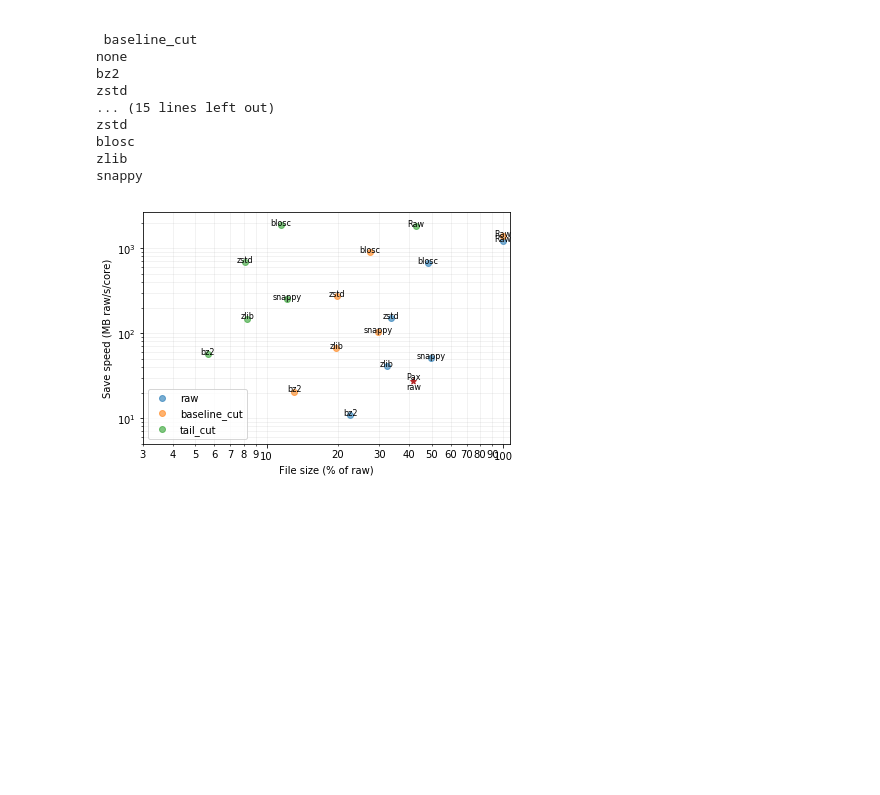
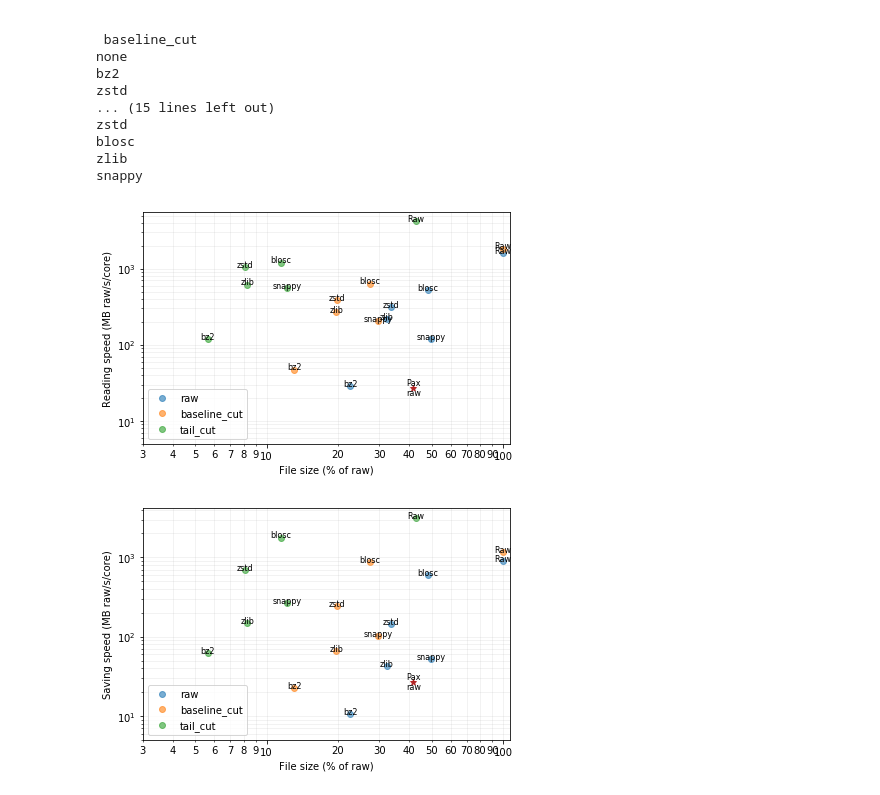
Before and after one commit to AxFoundation/strax, a Jupyter notebook: notebooks/compress_benchmark.ipynb, the cells around one changed output. Saved outputs shown, nothing was run; the diff lists cells and outputs as text; code cells hidden in the pictures; blank space fills up the shorter version.

```diff
--- a/notebooks/compress_benchmark.ipynb
+++ b/notebooks/compress_benchmark.ipynb
@@ -83,9 +83,12 @@ for condition, d in data.items():
         t0 = time()
         strax.save(fn, d, compressor=compressor)
         t1 = time()
+        strax.load(fn)
+        t2 = time()
 
         r = dict(compressor=compressor, condition=condition)
         r['save_speed'] = orig_size_MB / (t1 - t0)
+        r['load_speed'] = orig_size_MB / (t2 - t1)
         new_size = os.path.getsize(strax.io._fn(fn, compressor)) / 1e6
         r['size_ratio'] =  new_size  / orig_size_MB
         results.append(r)
@@ -114,38 +117,41 @@ snappy
 # %%
 ann_font = dict(fontsize=8, horizontalalignment='center')
 
-for condition in data.keys():
-    if condition == 'hits_only':
-        continue
-    d = results[results['condition'] == condition]
-    x = 100 * d['size_ratio'].values
-    y = d['save_speed'].values
-    plt.scatter(x, y, label=condition, alpha=0.6)
-    for i, (_, q) in enumerate(d.iterrows()):
-        label = dict(none='Raw').get(q['compressor'], q['compressor'])
-        plt.annotate(label, (x[i], y[i]),
-                     **ann_font)
+for save in False, True:
+    for condition in data.keys():
+        if condition == 'hits_only':
+            continue
+        d = results[results['condition'] == condition]
+        x = 100 * d['size_ratio'].values
+        y = d['save_speed' if save else 'load_speed'].values
+        plt.scatter(x, y, label=condition, alpha=0.6)
+        for i, (_, q) in enumerate(d.iterrows()):
+            label = dict(none='Raw').get(q['compressor'], q['compressor'])
+            plt.annotate(label, (x[i], y[i]),
+                         **ann_font)
 
-pax = (100 * zlib_pickles_reduction, 300/zlib_pickles_time*2)    # *2 since save + load
-plt.scatter([pax[0]], pax[1], marker='*', c='firebrick')
-plt.annotate('Pax\nraw', pax, verticalalignment='center', **ann_font)
+    pax = (100 * zlib_pickles_reduction, 300/zlib_pickles_time*2)    # *2 since save + load
+    plt.scatter([pax[0]], pax[1], marker='*', c='firebrick')
+    plt.annotate('Pax\nraw', pax, verticalalignment='center', **ann_font)
 
-plt.ylabel("Save speed (MB raw/s/core)")
-plt.xlabel("File size (% of raw)")
-plt.yscale('log')
-plt.ylim(5, None)
-plt.grid(alpha=0.2, which='both')
+    plt.ylabel(("Saving" if save else "Reading") + " speed (MB raw/s/core)")
+    plt.xlabel("File size (% of raw)")
+    plt.yscale('log')
+    plt.ylim(5, None)
+    plt.grid(alpha=0.2, which='both')
 
-plt.xscale('log')
-plt.legend(loc='lower left')
-plt.xlim(3, 107)
+    plt.xscale('log')
+    plt.legend(loc='lower left')
+    plt.xlim(3, 107)
 
-ax = plt.gca()
-for axis in [ax.xaxis]:
-    axis.set_major_formatter(matplotlib.ticker.FormatStrFormatter('%g'))
-    axis.set_minor_formatter(matplotlib.ticker.FormatStrFormatter('%g'))
+    ax = plt.gca()
+    for axis in [ax.xaxis]:
+        axis.set_major_formatter(matplotlib.ticker.FormatStrFormatter('%g'))
+        axis.set_minor_formatter(matplotlib.ticker.FormatStrFormatter('%g'))
 
-plt.tight_layout()
-plt.savefig('compress_benchmark.pdf')
+    plt.tight_layout()
+    plt.savefig('compress_benchmark_%s.pdf' % ('save' if save else 'load'))
+    plt.show()
 # %% [output]
-[figure, old version]
+[figure, new version]
+[figure, added]
```
Also changed, not shown: 5 other files.
